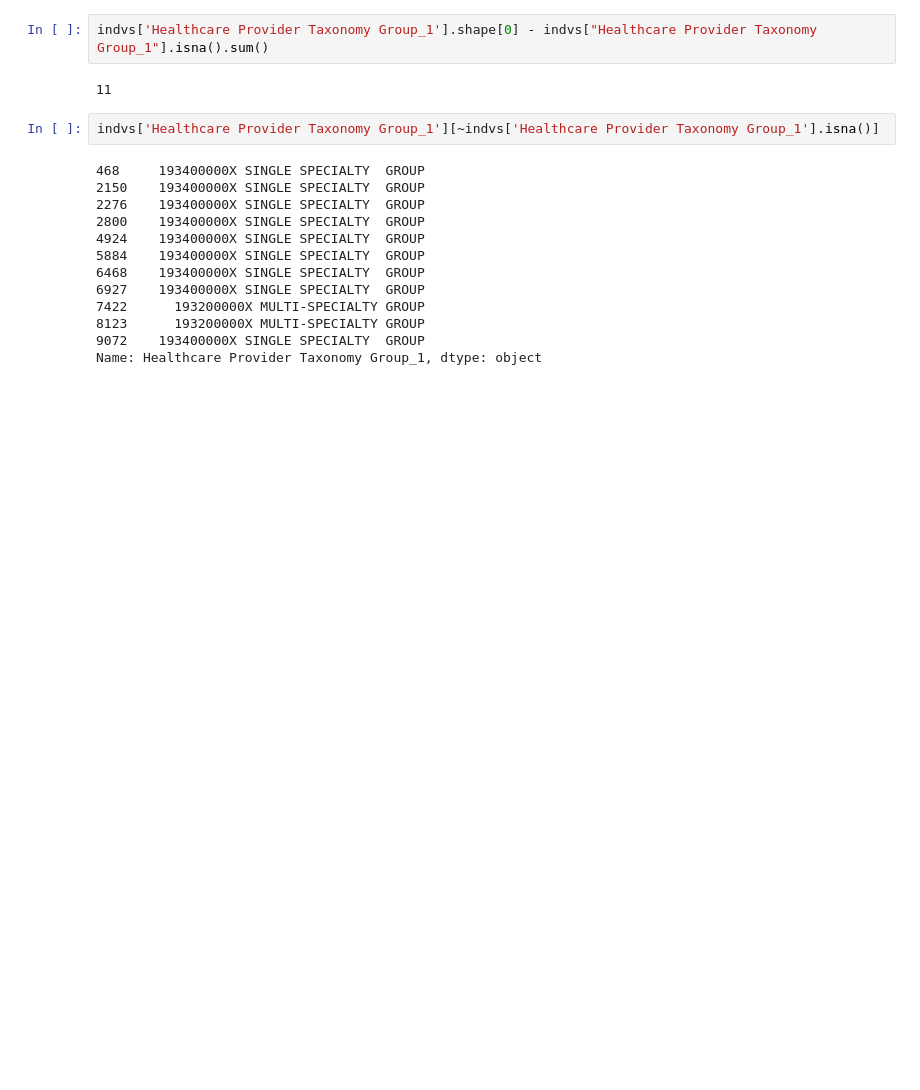
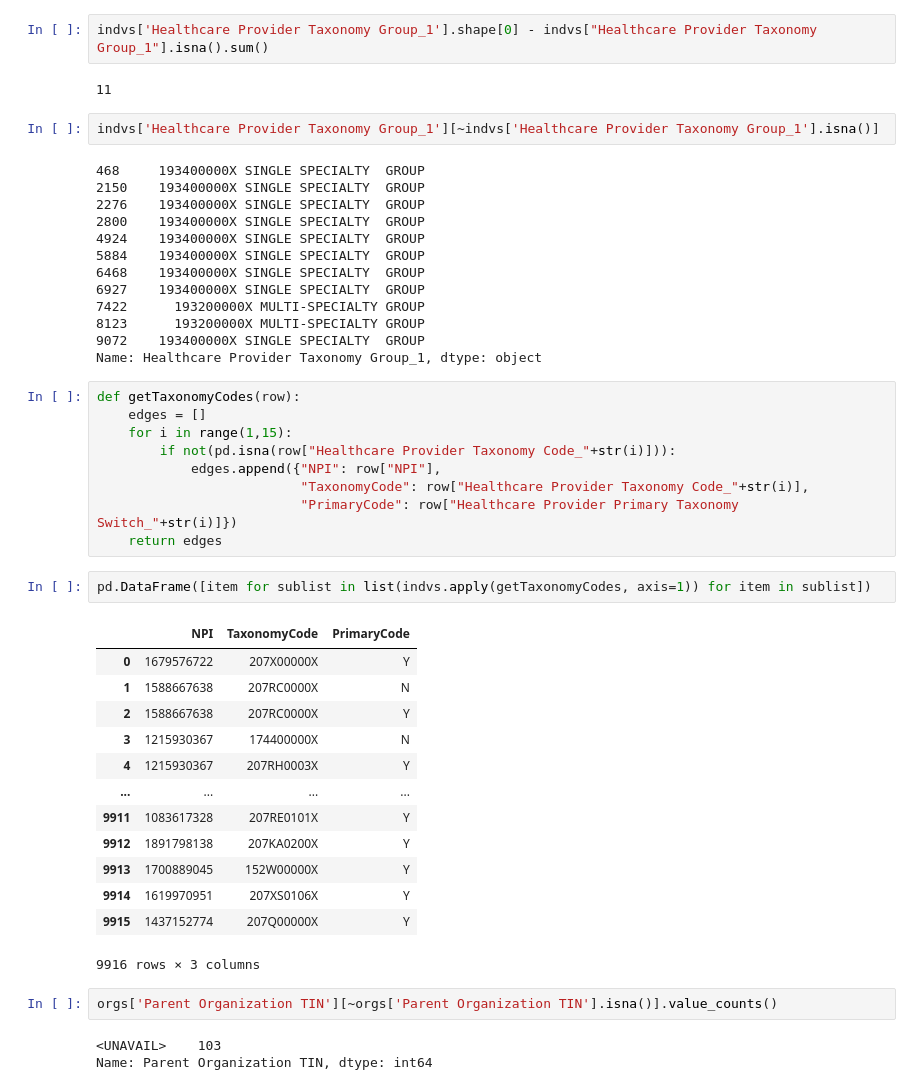
Before and after one commit to TigerGraph-DevLabs/provider-similarity, a Jupyter notebook: eda/data_exploration.ipynb, the cells around one changed output. Saved outputs shown, nothing was run; the diff lists cells and outputs as text; blank space fills up the shorter version.

```diff
--- a/eda/data_exploration.ipynb
+++ b/eda/data_exploration.ipynb
@@ -293,3 +293,33 @@ indvs['Healthcare Provider Taxonomy Group_1'][~indvs['Healthcare Provider Taxono
 8123      193200000X MULTI-SPECIALTY GROUP
 9072    193400000X SINGLE SPECIALTY  GROUP
 Name: Healthcare Provider Taxonomy Group_1, dtype: object
+# %%
+def getTaxonomyCodes(row):
+    edges = []
+    for i in range(1,15):
+        if not(pd.isna(row["Healthcare Provider Taxonomy Code_"+str(i)])):
+            edges.append({"NPI": row["NPI"],
+                          "TaxonomyCode": row["Healthcare Provider Taxonomy Code_"+str(i)],
+                          "PrimaryCode": row["Healthcare Provider Primary Taxonomy Switch_"+str(i)]})
+    return edges
+# %%
+pd.DataFrame([item for sublist in list(indvs.apply(getTaxonomyCodes, axis=1)) for item in sublist])
+# %% [output]
+|  | NPI | TaxonomyCode | PrimaryCode |
+| 0 | 1679576722 | 207X00000X | Y |
+| 1 | 1588667638 | 207RC0000X | N |
+| 2 | 1588667638 | 207RC0000X | Y |
+| 3 | 1215930367 | 174400000X | N |
+| 4 | 1215930367 | 207RH0003X | Y |
+| ... | ... | ... | ... |
+| 9911 | 1083617328 | 207RE0101X | Y |
+| 9912 | 1891798138 | 207KA0200X | Y |
+| 9913 | 1700889045 | 152W00000X | Y |
+| 9914 | 1619970951 | 207XS0106X | Y |
+| 9915 | 1437152774 | 207Q00000X | Y |
+9916 rows × 3 columns
+# %%
+orgs['Parent Organization TIN'][~orgs['Parent Organization TIN'].isna()].value_counts()
+# %% [output]
+<UNAVAIL>    103
+Name: Parent Organization TIN, dtype: int64
```
Also changed, not shown: 11 other files.
